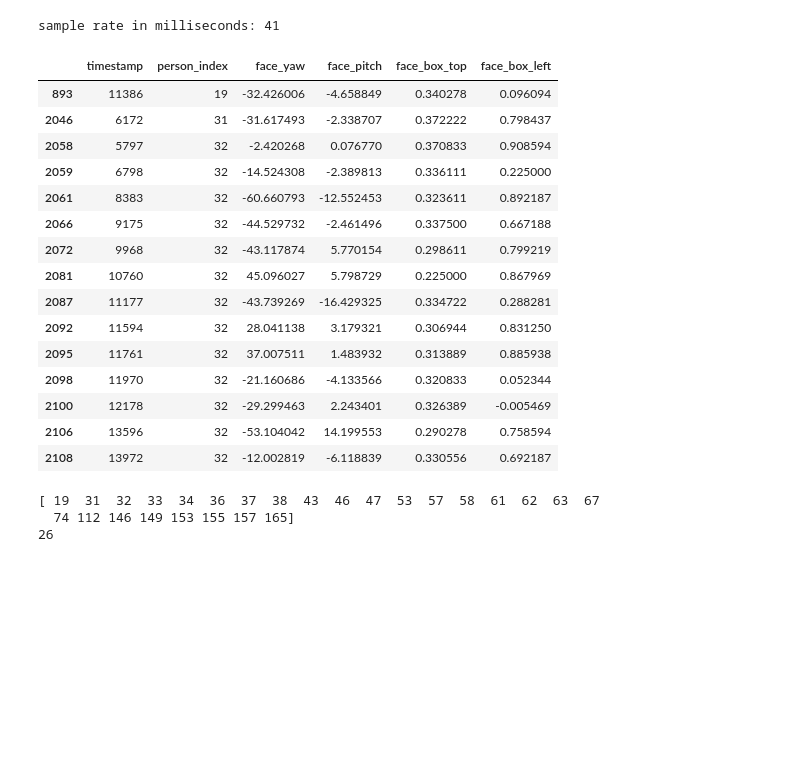
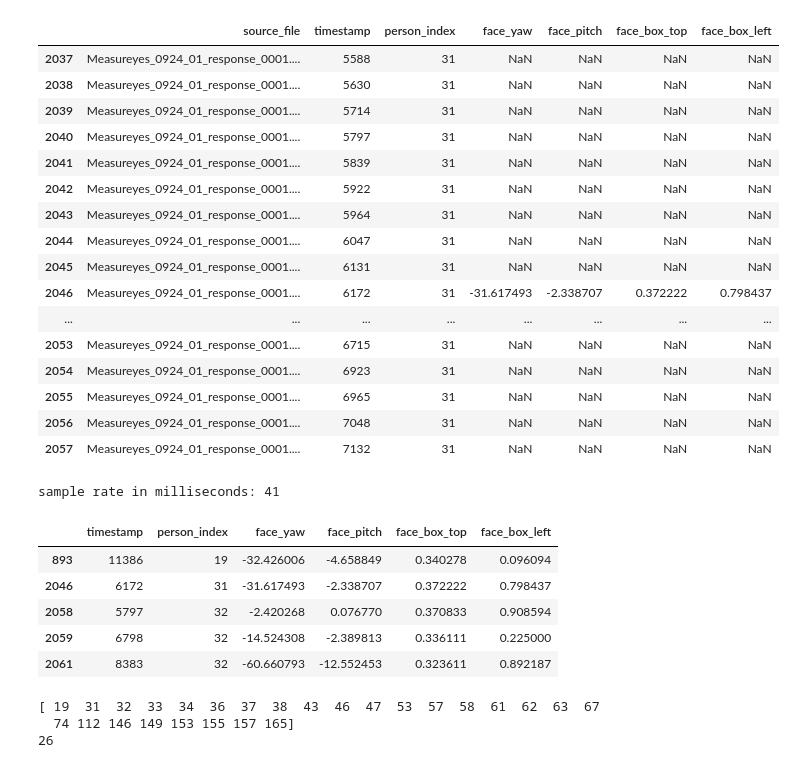
Before and after one commit to mnguyenngo/measureyes-1, a Jupyter notebook: src/aws/HT_detection_sandbox.ipynb, the cells around one changed output. Drawn from its saved outputs; the diff is of its cells as text; code cells hidden in the pictures; blank space fills up the shorter version.

```diff
--- a/src/aws/HT_detection_sandbox.ipynb
+++ b/src/aws/HT_detection_sandbox.ipynb
@@ -7,3 +45,23 @@ from sqlalchemy.types import VARCHAR, Integer, Float
+# %%
+test.all_records_df[test.all_records_df['person_index'] == 31]
+# %% [output]
+|  | source_file | timestamp | person_index | face_yaw | face_pitch | face_box_top | face_box_left |
+| 2037 | Measureyes_0924_01_response_0001.... | 5588 | 31 | NaN | NaN | NaN | NaN |
+| 2038 | Measureyes_0924_01_response_0001.... | 5630 | 31 | NaN | NaN | NaN | NaN |
+| 2039 | Measureyes_0924_01_response_0001.... | 5714 | 31 | NaN | NaN | NaN | NaN |
+| 2040 | Measureyes_0924_01_response_0001.... | 5797 | 31 | NaN | NaN | NaN | NaN |
+| 2041 | Measureyes_0924_01_response_0001.... | 5839 | 31 | NaN | NaN | NaN | NaN |
+| 2042 | Measureyes_0924_01_response_0001.... | 5922 | 31 | NaN | NaN | NaN | NaN |
+| 2043 | Measureyes_0924_01_response_0001.... | 5964 | 31 | NaN | NaN | NaN | NaN |
+| 2044 | Measureyes_0924_01_response_0001.... | 6047 | 31 | NaN | NaN | NaN | NaN |
+| 2045 | Measureyes_0924_01_response_0001.... | 6131 | 31 | NaN | NaN | NaN | NaN |
+| 2046 | Measureyes_0924_01_response_0001.... | 6172 | 31 | -31.617493 | -2.338707 | 0.372222 | 0.798437 |
+| ... | ... | ... | ... | ... | ... | ... | ... |
+| 2053 | Measureyes_0924_01_response_0001.... | 6715 | 31 | NaN | NaN | NaN | NaN |
+| 2054 | Measureyes_0924_01_response_0001.... | 6923 | 31 | NaN | NaN | NaN | NaN |
+| 2055 | Measureyes_0924_01_response_0001.... | 6965 | 31 | NaN | NaN | NaN | NaN |
+| 2056 | Measureyes_0924_01_response_0001.... | 7048 | 31 | NaN | NaN | NaN | NaN |
+| 2057 | Measureyes_0924_01_response_0001.... | 7132 | 31 | NaN | NaN | NaN | NaN |
 # %%
 connection_str = 'postgresql:///measureyes'
 engine = create_engine(connection_str, echo=False)
@@ -32,21 +90,11 @@ pose_recs = all_recs.dropna(subset=['face_yaw'])
 cols = ['timestamp', 'person_index', 'face_yaw', 'face_pitch', 'face_box_top', 'face_box_left']
 pose_recs = pose_recs[cols]
 # %%
-pose_recs.head(15)
+pose_recs.head()
 # %% [output]
 |  | timestamp | person_index | face_yaw | face_pitch | face_box_top | face_box_left |
 | 893 | 11386 | 19 | -32.426006 | -4.658849 | 0.340278 | 0.096094 |
 | 2046 | 6172 | 31 | -31.617493 | -2.338707 | 0.372222 | 0.798437 |
 | 2058 | 5797 | 32 | -2.420268 | 0.076770 | 0.370833 | 0.908594 |
 | 2059 | 6798 | 32 | -14.524308 | -2.389813 | 0.336111 | 0.225000 |
 | 2061 | 8383 | 32 | -60.660793 | -12.552453 | 0.323611 | 0.892187 |
-| 2066 | 9175 | 32 | -44.529732 | -2.461496 | 0.337500 | 0.667188 |
-| 2072 | 9968 | 32 | -43.117874 | 5.770154 | 0.298611 | 0.799219 |
-| 2081 | 10760 | 32 | 45.096027 | 5.798729 | 0.225000 | 0.867969 |
-| 2087 | 11177 | 32 | -43.739269 | -16.429325 | 0.334722 | 0.288281 |
-| 2092 | 11594 | 32 | 28.041138 | 3.179321 | 0.306944 | 0.831250 |
-| 2095 | 11761 | 32 | 37.007511 | 1.483932 | 0.313889 | 0.885938 |
-| 2098 | 11970 | 32 | -21.160686 | -4.133566 | 0.320833 | 0.052344 |
-| 2100 | 12178 | 32 | -29.299463 | 2.243401 | 0.326389 | -0.005469 |
-| 2106 | 13596 | 32 | -53.104042 | 14.199553 | 0.290278 | 0.758594 |
-| 2108 | 13972 | 32 | -12.002819 | -6.118839 | 0.330556 | 0.692187 |
```
Also changed, not shown: parts of 8 cells of this notebook, 1 other file.
